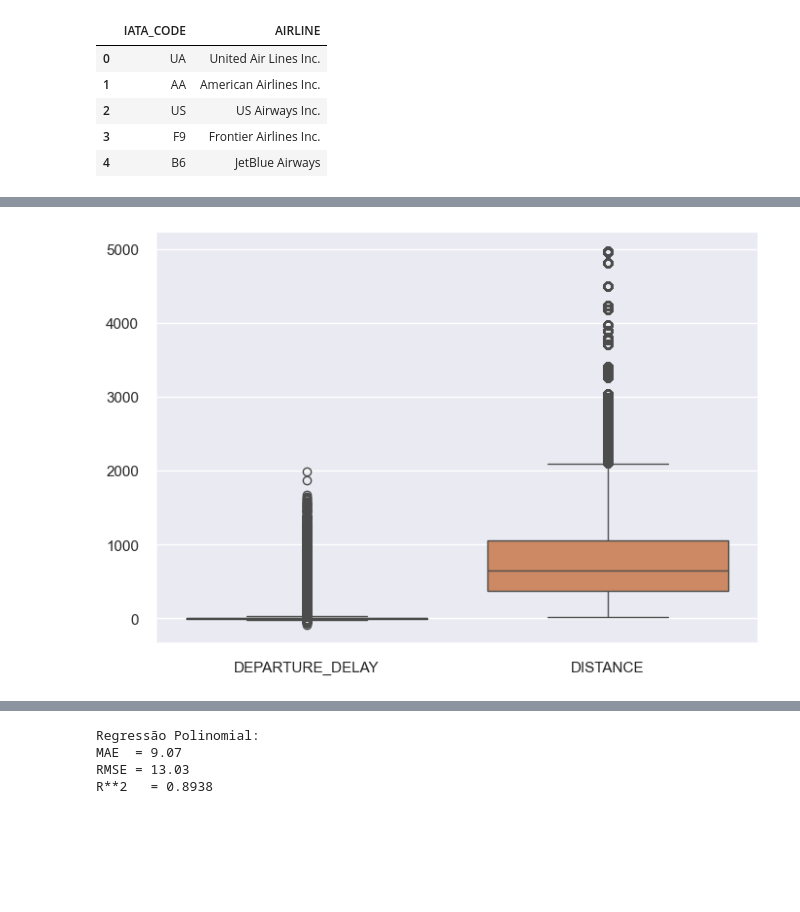
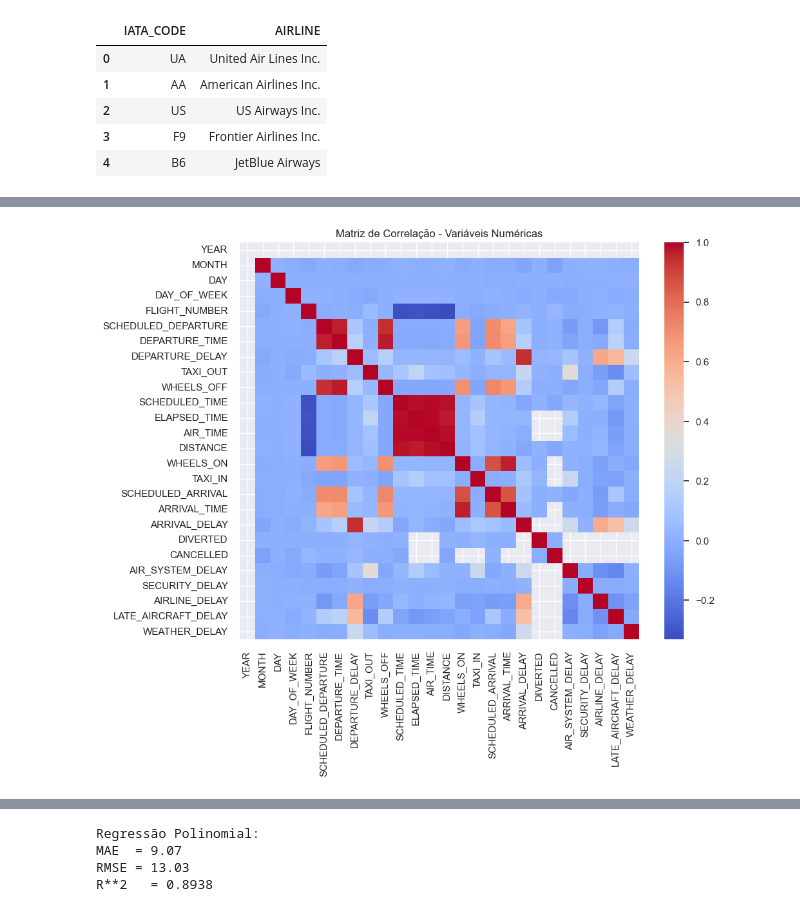
Before and after one commit to JoaoDario632/implementa-o-Segunda-Avaliacao-Girotto, a Jupyter notebook: projeto_modelagem_inicial.ipynb, the cells around one changed output, grey strips where cells are left out. Cells and saved outputs as stored; diff of their text form; code cells hidden in the pictures; blank space fills up the shorter version.

```diff
--- a/projeto_modelagem_inicial.ipynb
+++ b/projeto_modelagem_inicial.ipynb
@@ -105,7 +127,10 @@ dk.head()
 # %%
-# Boxplot de atraso de partida e distância
-sns.boxplot(data=df[['DEPARTURE_DELAY', 'DISTANCE']])
+# Matriz de correlação numérica
+num_df = df.select_dtypes(include=['number'])
+plt.figure(figsize=(10, 8))
+sns.heatmap(num_df.corr(), annot=False, cmap='coolwarm')
+plt.title("Matriz de Correlação - Variáveis Numéricas")
 plt.show()
 # %% [output]
-[figure, old version]
+[figure, new version]
 # %%
```
Also changed, not shown: parts of 34 cells of this notebook.
